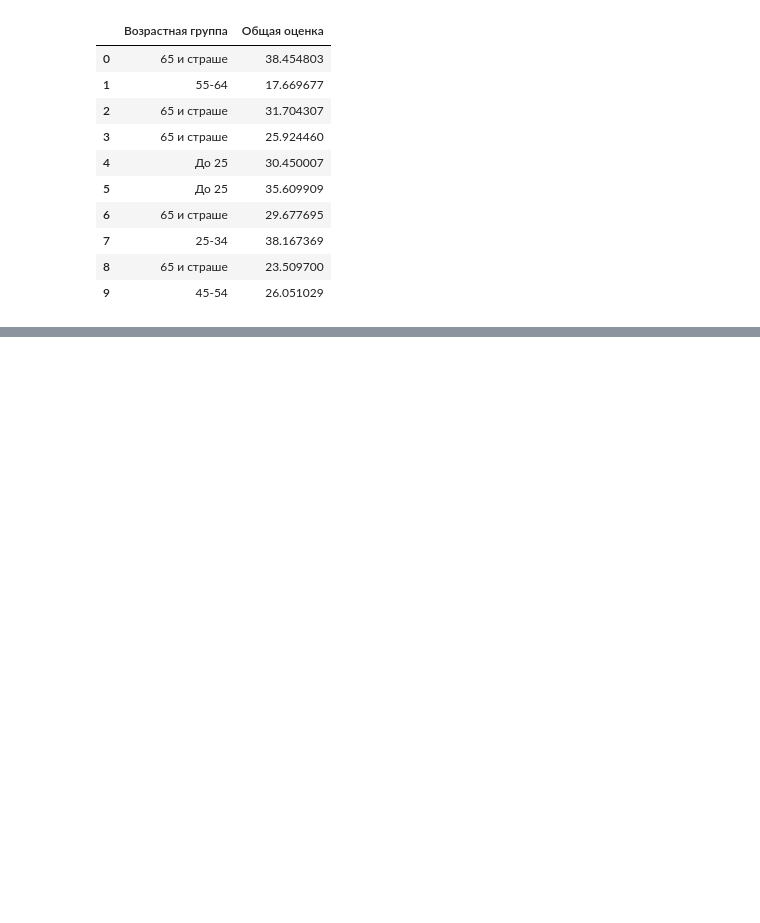
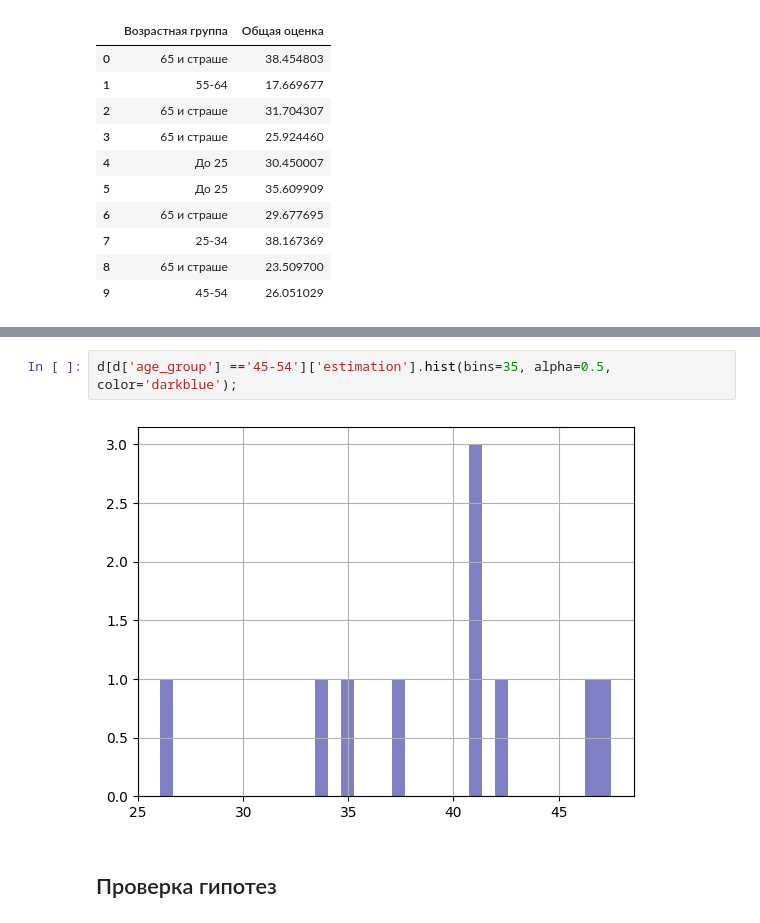
Before and after one commit to ybezginova2016/case_studies_da, a Jupyter notebook: 3. Lending/main_3_Lending.ipynb, the cells around one changed output, grey strips where cells are left out. Saved outputs shown, nothing was run; the diff lists cells and outputs as text; blank space fills up the shorter version.

```diff
--- a/3. Lending/main_3_Lending.ipynb
+++ b/3. Lending/main_3_Lending.ipynb
@@ -26,0 +192,6 @@ d.
+# %%
+d[d['age_group'] =='45-54']['estimation'].hist(bins=35, alpha=0.5, color='darkblue');
+# %% [output]
+[figure, added]
+# %% [markdown]
+## Проверка гипотез
```
Also changed, not shown: parts of 26 cells of this notebook, 1 other file.
